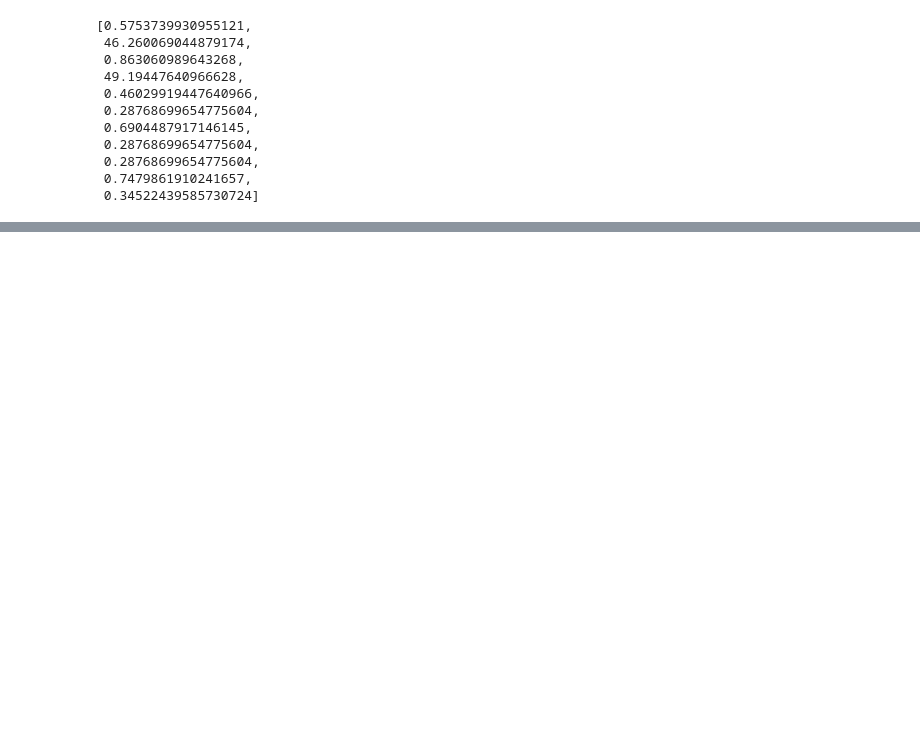
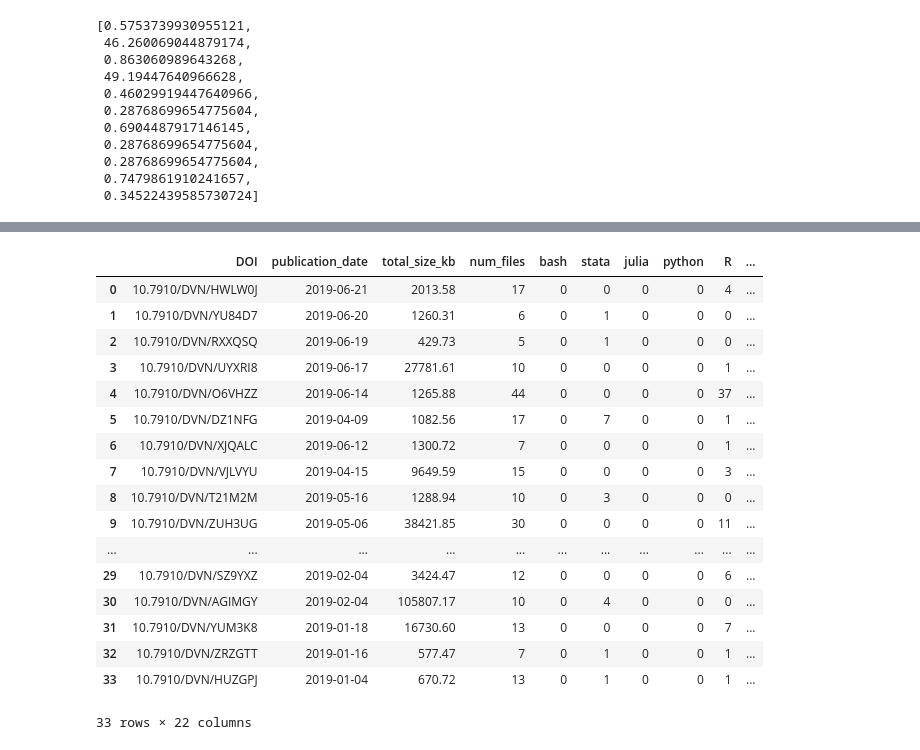
Before and after one commit to jingxianna/Characterize-contents-of-AJPS-datasets, a Jupyter notebook: characterize_plots.ipynb, the cells around one changed output, grey strips where cells are left out. Cells and saved outputs as stored; diff of their text form; code cells hidden in the pictures; blank space fills up the shorter version.

```diff
--- a/characterize_plots.ipynb
+++ b/characterize_plots.ipynb
@@ -284,0 +335,24 @@ plt.style.use('fivethirtyeight')
+# %%
+df = df[0:-1]
+# %%
+df_year = df.loc[df['pub_year'] == '2019']
+df_year
+# %% [output]
+|  | DOI | publication_date | total_size_kb | num_files | bash | stata | julia | python | R | ... |
+| 0 | 10.7910/DVN/HWLW0J | 2019-06-21 | 2013.58 | 17 | 0 | 0 | 0 | 0 | 4 | ... |
+| 1 | 10.7910/DVN/YU84D7 | 2019-06-20 | 1260.31 | 6 | 0 | 1 | 0 | 0 | 0 | ... |
+| 2 | 10.7910/DVN/RXXQSQ | 2019-06-19 | 429.73 | 5 | 0 | 1 | 0 | 0 | 0 | ... |
+| 3 | 10.7910/DVN/UYXRI8 | 2019-06-17 | 27781.61 | 10 | 0 | 0 | 0 | 0 | 1 | ... |
+| 4 | 10.7910/DVN/O6VHZZ | 2019-06-14 | 1265.88 | 44 | 0 | 0 | 0 | 0 | 37 | ... |
+| 5 | 10.7910/DVN/DZ1NFG | 2019-04-09 | 1082.56 | 17 | 0 | 7 | 0 | 0 | 1 | ... |
+| 6 | 10.7910/DVN/XJQALC | 2019-06-12 | 1300.72 | 7 | 0 | 0 | 0 | 0 | 1 | ... |
+| 7 | 10.7910/DVN/VJLVYU | 2019-04-15 | 9649.59 | 15 | 0 | 0 | 0 | 0 | 3 | ... |
+| 8 | 10.7910/DVN/T21M2M | 2019-05-16 | 1288.94 | 10 | 0 | 3 | 0 | 0 | 0 | ... |
+| 9 | 10.7910/DVN/ZUH3UG | 2019-05-06 | 38421.85 | 30 | 0 | 0 | 0 | 0 | 11 | ... |
+| ... | ... | ... | ... | ... | ... | ... | ... | ... | ... | ... |
+| 29 | 10.7910/DVN/SZ9YXZ | 2019-02-04 | 3424.47 | 12 | 0 | 0 | 0 | 0 | 6 | ... |
+| 30 | 10.7910/DVN/AGIMGY | 2019-02-04 | 105807.17 | 10 | 0 | 4 | 0 | 0 | 0 | ... |
+| 31 | 10.7910/DVN/YUM3K8 | 2019-01-18 | 16730.60 | 13 | 0 | 0 | 0 | 0 | 7 | ... |
+| 32 | 10.7910/DVN/ZRZGTT | 2019-01-16 | 577.47 | 7 | 0 | 1 | 0 | 0 | 1 | ... |
+| 33 | 10.7910/DVN/HUZGPJ | 2019-01-04 | 670.72 | 13 | 0 | 1 | 0 | 0 | 1 | ... |
+33 rows × 22 columns
```
Also changed, not shown: parts of 7 cells of this notebook, 1 other file.
